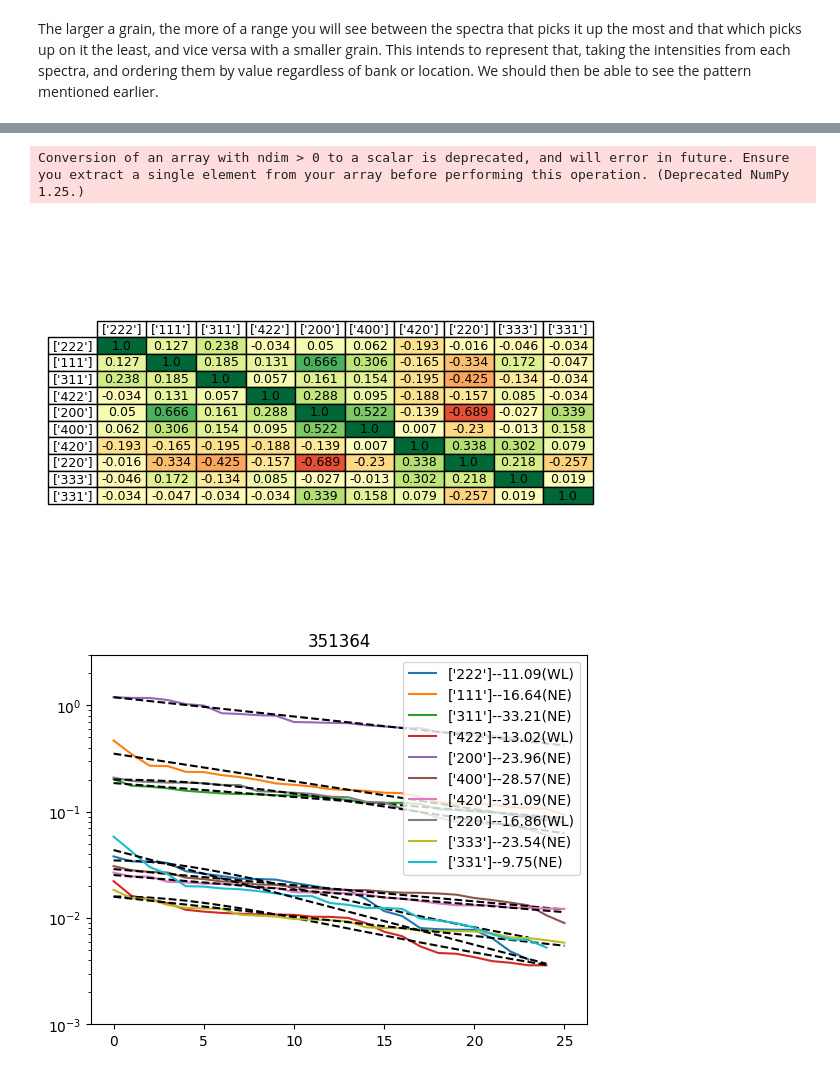
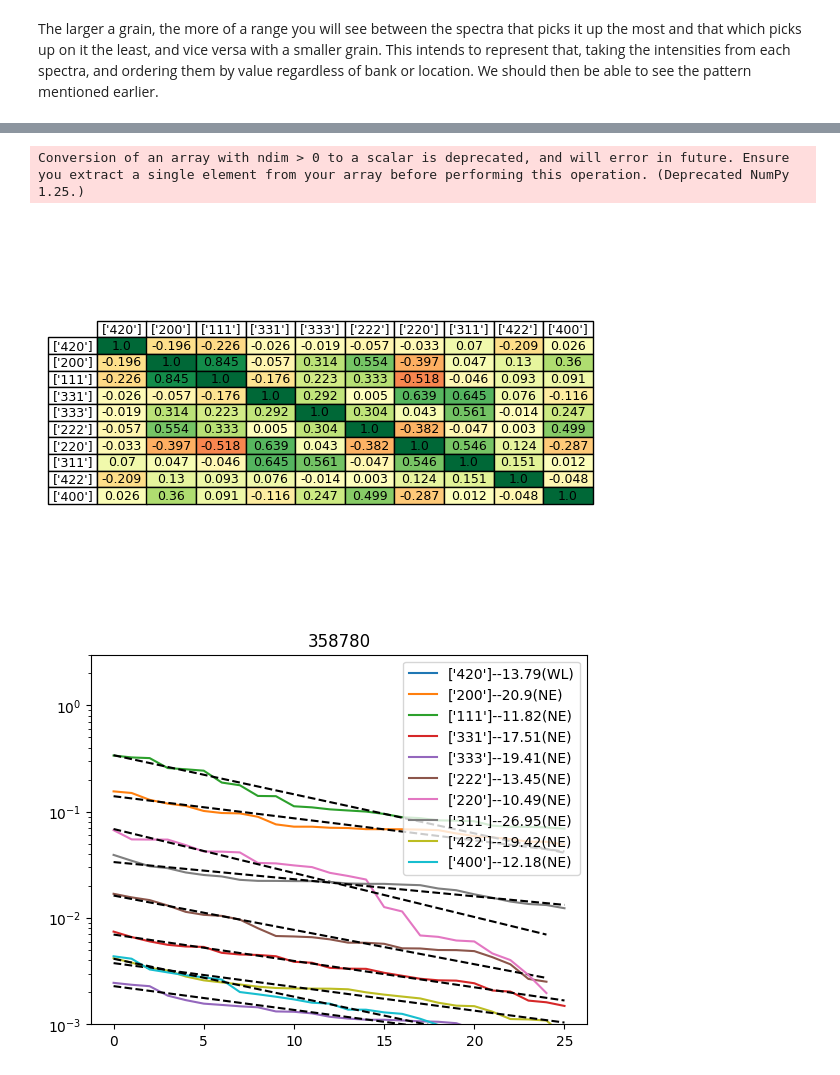
Before and after one commit to KwakuMintah/Data_Analysis_EX, a Jupyter notebook: Analysing_Older_Datasets/Grain_Size_Analysis.ipynb, the cells around one changed output, grey strips where cells are left out. Drawn from its saved outputs; the diff is of its cells as text; code cells hidden in the pictures.

```diff
--- a/Analysing_Older_Datasets/Grain_Size_Analysis.ipynb
+++ b/Analysing_Older_Datasets/Grain_Size_Analysis.ipynb
@@ -855,8 +852,8 @@ def logData(x,y):
     yLogInterp = np.interp(xSize,xLog,yNorm)
     return xSize,yLogInterp,inter
 
-def logInter(run,datx,bins,save):
-    _,temp,sumSpec = fileSearch(run,exp=None,bank=None,save=False)
+def logInter(run,datx,bins,save,local,path,exp,bank):
+    _,temp,sumSpec = fileSearch(run,exp=exp,bank=bank,save=save,local=local,path=path)
     y = mtd[sumSpec].dataY(0)
     x = mtd[sumSpec].dataX(0)[0:len(y)] #This searches for an extracts the data before the log so it doesn't have
     #to be saved prior
@@ -903,7 +900,7 @@ def CIFData(element,noise_lvl,size,drange=[0.67,3.36],plot_CIF=True,CIF_loc=CIF_
     #The bank distance and source distance are from the ENGIN-X manual in order to replicate, as much as possible,
     #realistic data
     ws = CreateSampleWorkspace(Function='Multiple Peaks',BankDistanceFromSample=0.01,SourceDistanceFromSample=50)
-    LoadCIF(ws,f'C:/Users/ynn46697/Documents/ISIS/Grain_Analysis/Periodic_Table_CIFs/{element}.cif')
+    LoadCIF(ws,f'{CIF_loc}/{element}.cif')
     sample = ws.sample().getCrystalStructure()
     unitCell = sample.getUnitCell()
     a = unitCell.a()
@@ -935,7 +932,7 @@ def CIFData(element,noise_lvl,size,drange=[0.67,3.36],plot_CIF=True,CIF_loc=CIF_
         plot += gaussian_function(x,height_val,peak,s_val,b)
     noise = noise_gen((np.amax(plot)*noise_lvl),len(plot))
     plot = plot + noise
-    return x,plot,hkls
+    return x,plot,hkls,peaks
 
 def bg_fit(x,y,loop=25):
     #This uses chebyshev polynomials to fit to the background
@@ -1298,10 +1348,10 @@ def PeakAcrossBanks(RunNo,peak_list=None,PixelGrouping=None,RebinParams='-0.0005
     NumSpectra = mtd['DiffnDataWS-dSp-grp-reb'].getNumberHistograms()
     SpectraRefString = ";".join([f'DiffnDataWS-dSp-grp-reb,sp{i+1}' for i in range(NumSpectra)])
     if peak_list == None:
-        _, x, y, plot, paramsArr = cubicPeakFit(run=RunNo,exp=None,bank=None,size=len(testX),bg=False,peak_bg=True,save=False)
+        _, x, y, plot, paramsArr = cubicPeakFit(run=RunNo,exp=None,bank=None,size=len(testX),bg=False,peak_bg=True,save=False,local=False,path=None)
     else:
         #If the user provides a list of peaks, this function finds the rest of the data needed for the script
-        _, x, y, plot, paramsArr = inputPeakFit(run=RunNo,exp=None,bank=None,x0=peak_list,cryst=None,size=len(testX),bg=False,peak_bg=True,save=False)
+        _, x, y, plot, paramsArr = inputPeakFit(run=RunNo,exp=None,bank=None,x0=peak_list,cryst=None,size=len(testX),bg=False,peak_bg=True,save=False,local=False,path=None)
     x0 = []
     hkls = []
     widths = []
@@ -1619,11 +1655,11 @@ Can't save ['420']-Chi_squared into HDF. This may be due to an error with the Pe
 # %%
 GroupingFile = os.path.join(GroupingFiles, 'ENGINX_Texture30_grouping.xml')
 
-RunNo = 351364
+RunNo = 358780
 df, nm =PeakAcrossBanks(RunNo, peak_list=None, PixelGrouping=GroupingFile, RebinParams=-0.0005,save=False)
 AnalyseOrientationRelations(df,nm,corr="Pearson")
 grainsize = AnalyseGrainSize(df, nm, title=RunNo)
 # %% [output]
 Conversion of an array with ndim > 0 to a scalar is deprecated, and will error in future. Ensure you extract a single element from your array before performing this operation. (Deprecated NumPy 1.25.)
-[figure, old version]
+[figure, new version]
-[figure, old version]
+[figure, new version]
```
Also changed, not shown: parts of 5 cells of this notebook.
